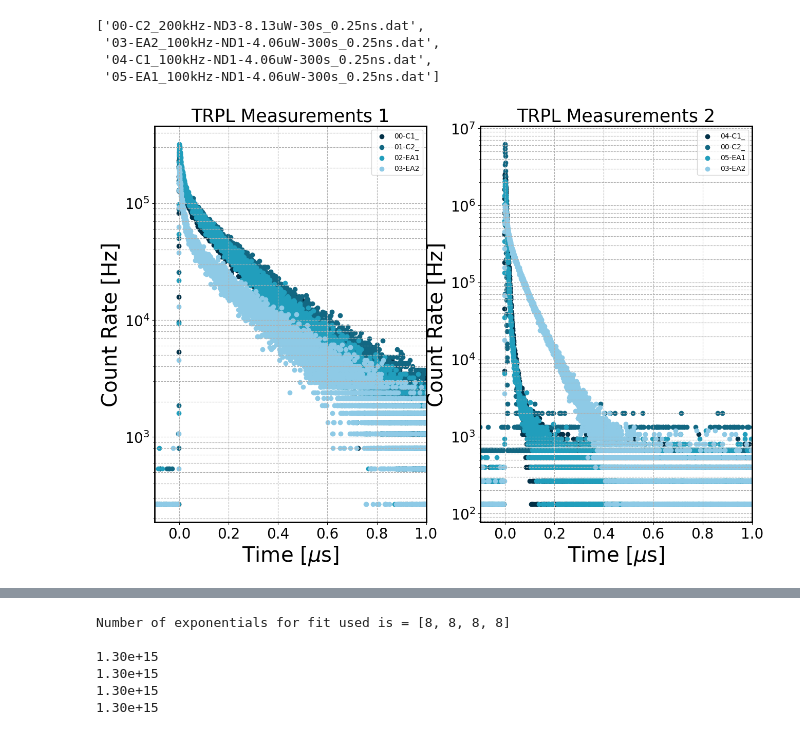
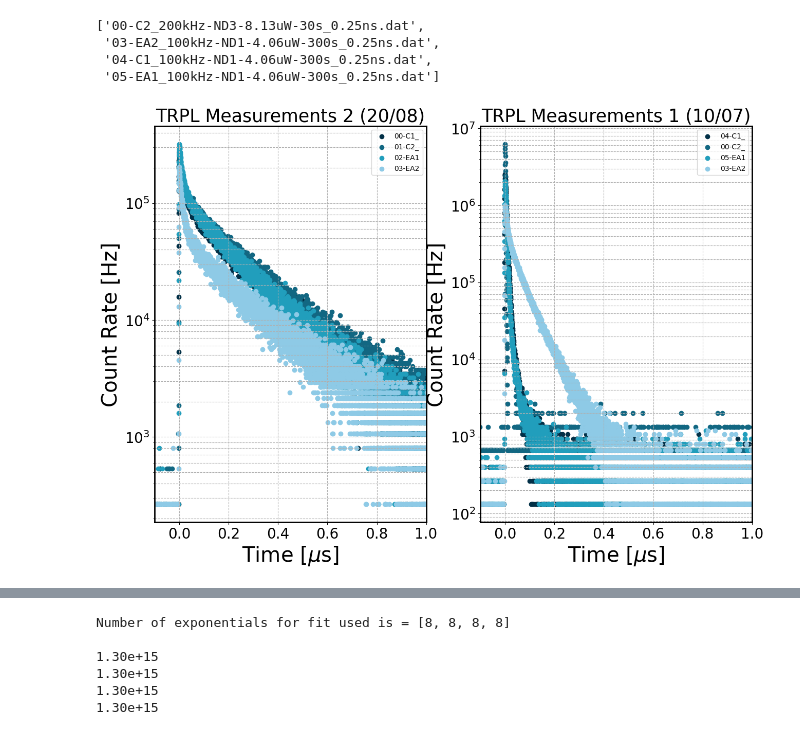
Before and after one commit to MimaxSimm/trPL_Analysis, a Jupyter notebook: TRPL_Template.ipynb, the cells around one changed output, grey strips where cells are left out. Drawn from its saved outputs; the diff is of its cells as text; code cells hidden in the pictures.

```diff
--- a/TRPL_Template.ipynb
+++ b/TRPL_Template.ipynb
@@ -51,35 +51,35 @@ legend = ["10us", "100us", "1ms", "3ms", "10us"]
 
 BG = []
 selection = [2,0,3,1]
 for i, (sPL) in enumerate(selection):
     ax[0].scatter(1e6*(trPLs.TRPLs_ts[:,i]), trPLs.TRPLs_subsMean[:,i], color = palette[i], label = trPLs.TRPLs_files[i][:6], alpha = 1)
     ax[1].scatter(1e6*(trPLs2.TRPLs_ts[:,sPL]), trPLs2.TRPLs_subsMean[:,sPL], color = palette[i], label = trPLs2.TRPLs_files[sPL][:6], alpha = 1)
 
-ax[0].set_title('TRPL Measurements 1', fontsize=25)
-ax[1].set_title('TRPL Measurements 2', fontsize=25)
+ax[0].set_title('TRPL Measurements 2 (20/08)', fontsize=25)
+ax[1].set_title('TRPL Measurements 1 (10/07)', fontsize=25)
 
 
 for a in ax:
     a.set_xlim([-0.1,1])
     #a.set_ylim([1, 1e7])
     a.set_yscale("log")
     a.set_xscale("linear")
     axis_fontsize = 29
     a.set_ylabel("Count Rate [Hz]", fontsize=axis_fontsize)
     a.set_xlabel("Time [$\mu$s]", fontsize=axis_fontsize)
     a.legend()
     axisTicks_fontsize = 20
     a.tick_params(axis='x', labelsize=axisTicks_fontsize)
     a.tick_params(axis='y', labelsize=axisTicks_fontsize)
 
     a.grid(visible = True, which = 'both', linestyle = '--')
 
     w_frame = 2
     a.spines["bottom"].set_linewidth(w_frame)
     a.spines["top"].set_linewidth(w_frame)
     a.spines["left"].set_linewidth(w_frame)
     a.spines["right"].set_linewidth(w_frame)
 # %% [output]
-[figure, old version]
+[figure, new version]
 # %%
 #Differential lifetimes
```
Also changed, not shown: parts of 2 cells of this notebook.
